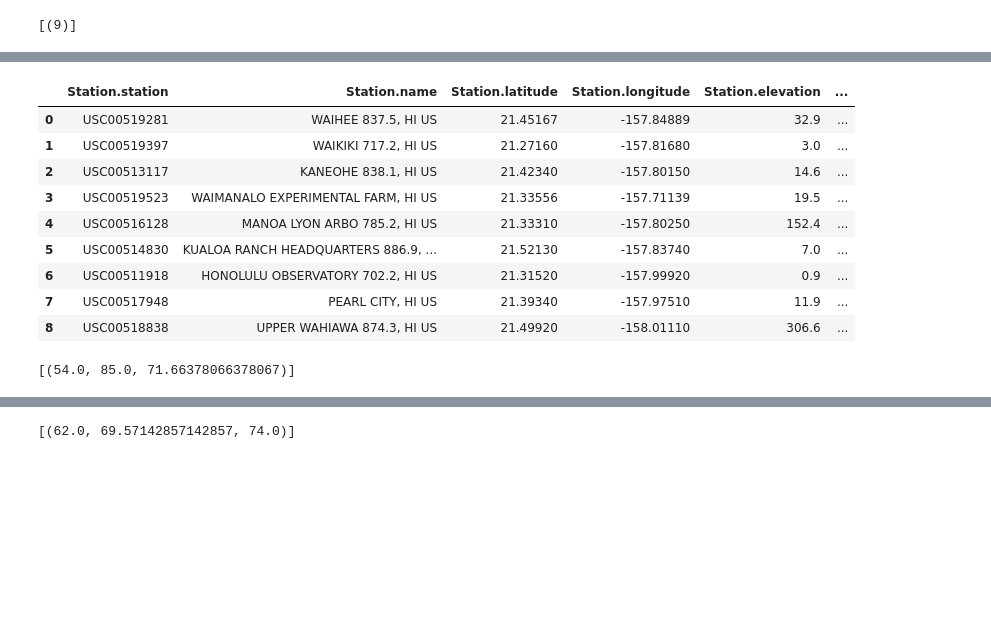
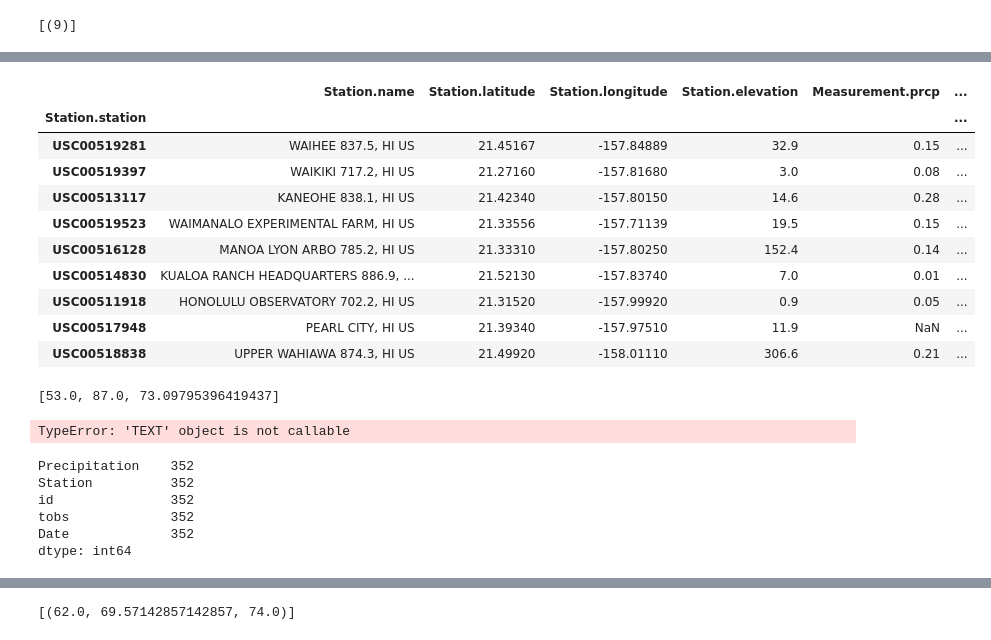
Before and after one commit to tbuck09/Tyler-Bootcamp-Homework-Module-10, a Jupyter notebook: climate_starter.ipynb, the cells around one changed output, grey strips where cells are left out. Saved outputs shown, nothing was run; the diff lists cells and outputs as text; code cells hidden in the pictures; blank space fills up the shorter version.

```diff
--- a/climate_starter.ipynb
+++ b/climate_starter.ipynb
@@ -215,35 +172,63 @@ pd.DataFrame(measurement_station_join)
 # %%
-measurement_station_group_by_test= (session
+measurement_station_group_by= (session
                            .query(*sel,func.count(Station.station))
                            .filter(Station.station == Measurement.station)
                            .group_by(Station.station)
                             .order_by(func.count(Station.station).desc())
                            .all())
 
-measurement_station_group_by_test_df= pd.DataFrame(
-    measurement_station_group_by_test,
+measurement_station_group_by_df= pd.DataFrame(
+    measurement_station_group_by,
     columns= ["Station.station", "Station.name", "Station.latitude", "Station.longitude", "Station.elevation",
     "Measurement.station", "Measurement.date", "Measurement.prcp", "Measurement.tobs",
     "Station Count"]
 )
 
-measurement_station_group_by_test_df
+measurement_station_group_by_df.set_index("Station.station", inplace= True)
+
+# Drop these columns as they are redundant or misleading
+measurement_station_group_by_df.drop(columns= ["Measurement.station","Measurement.date"], inplace= True)
+
+
+measurement_station_group_by_df
 # %% [output]
-|  | Station.station | Station.name | Station.latitude | Station.longitude | Station.elevation | ... |
-| 0 | USC00519281 | WAIHEE 837.5, HI US | 21.45167 | -157.84889 | 32.9 | ... |
-| 1 | USC00519397 | WAIKIKI 717.2, HI US | 21.27160 | -157.81680 | 3.0 | ... |
-| 2 | USC00513117 | KANEOHE 838.1, HI US | 21.42340 | -157.80150 | 14.6 | ... |
-| 3 | USC00519523 | WAIMANALO EXPERIMENTAL FARM, HI US | 21.33556 | -157.71139 | 19.5 | ... |
-| 4 | USC00516128 | MANOA LYON ARBO 785.2, HI US | 21.33310 | -157.80250 | 152.4 | ... |
-| 5 | USC00514830 | KUALOA RANCH HEADQUARTERS 886.9, ... | 21.52130 | -157.83740 | 7.0 | ... |
-| 6 | USC00511918 | HONOLULU OBSERVATORY 702.2, HI US | 21.31520 | -157.99920 | 0.9 | ... |
-| 7 | USC00517948 | PEARL CITY, HI US | 21.39340 | -157.97510 | 11.9 | ... |
-| 8 | USC00518838 | UPPER WAHIAWA 874.3, HI US | 21.49920 | -158.01110 | 306.6 | ... |
+|  | Station.name | Station.latitude | Station.longitude | Station.elevation | Measurement.prcp | ... |
+| Station.station |  |  |  |  |  | ... |
+| USC00519281 | WAIHEE 837.5, HI US | 21.45167 | -157.84889 | 32.9 | 0.15 | ... |
+| USC00519397 | WAIKIKI 717.2, HI US | 21.27160 | -157.81680 | 3.0 | 0.08 | ... |
+| USC00513117 | KANEOHE 838.1, HI US | 21.42340 | -157.80150 | 14.6 | 0.28 | ... |
+| USC00519523 | WAIMANALO EXPERIMENTAL FARM, HI US | 21.33556 | -157.71139 | 19.5 | 0.15 | ... |
+| USC00516128 | MANOA LYON ARBO 785.2, HI US | 21.33310 | -157.80250 | 152.4 | 0.14 | ... |
+| USC00514830 | KUALOA RANCH HEADQUARTERS 886.9, ... | 21.52130 | -157.83740 | 7.0 | 0.01 | ... |
+| USC00511918 | HONOLULU OBSERVATORY 702.2, HI US | 21.31520 | -157.99920 | 0.9 | 0.05 | ... |
+| USC00517948 | PEARL CITY, HI US | 21.39340 | -157.97510 | 11.9 | NaN | ... |
+| USC00518838 | UPPER WAHIAWA 874.3, HI US | 21.49920 | -158.01110 | 306.6 | 0.21 | ... |
 # %%
 # Using the station id from the previous query, calculate the lowest temperature recorded,
 # highest temperature recorded, and average temperature most active station?
+agg_temp_df= pd.DataFrame(measurement_station_join_df.loc[:,["Station.station","Measurement.date","Measurement.tobs"]])
+agg_temp_list= [
+    agg_temp_df["Measurement.tobs"].min(),
+    agg_temp_df["Measurement.tobs"].max(),
+    agg_temp_df["Measurement.tobs"].mean()
+    ]
+
+agg_temp_list
 # %% [output]
-[(54.0, 85.0, 71.66378066378067)]
+[53.0, 87.0, 73.09795396419437]
+# %%
+str(measurement_station_group_by_df.iloc[0,:].name)
+# %% [output]
+TypeError: 'TEXT' object is not callable
+# %%
+station_most_temps.count()
+# %% [output]
+Precipitation    352
+Station          352
+id               352
+tobs             352
+Date             352
+dtype: int64
 # %%
 # Choose the station with the highest number of temperature observations.
 # Query the last 12 months of temperature observation data for this station and plot the results as a histogram
```
Also changed, not shown: parts of 5 cells of this notebook.
